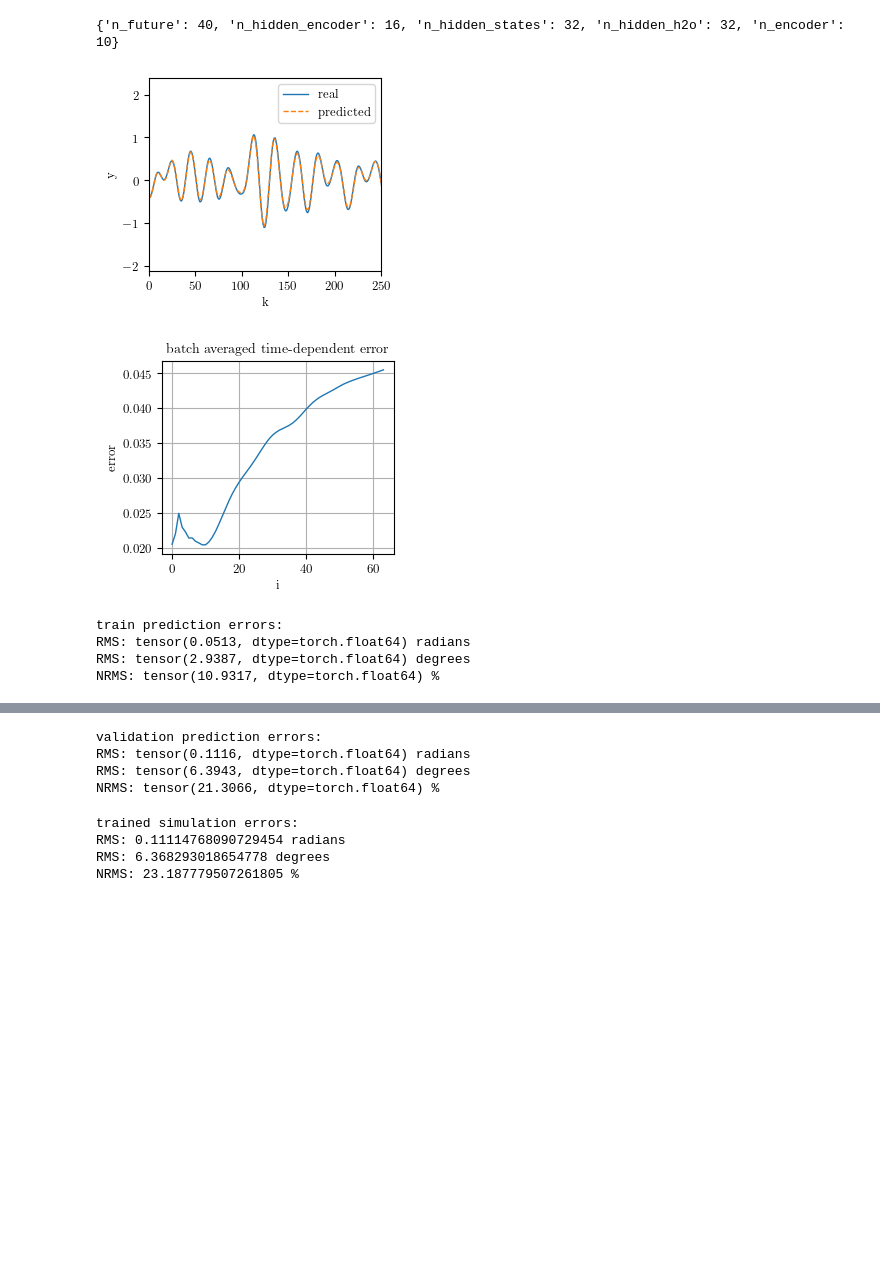
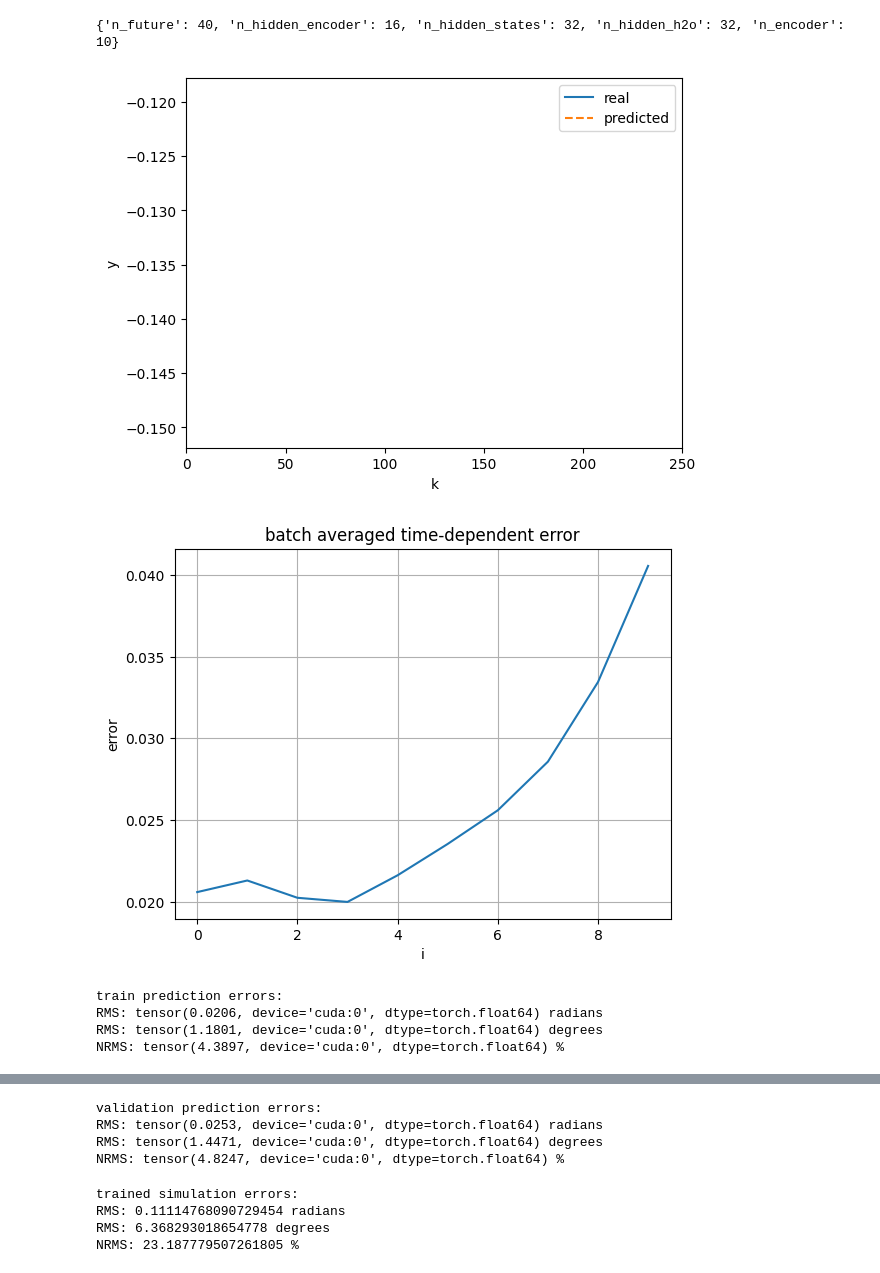
Before and after one commit to osilian/ml4sc-project, a Jupyter notebook: disc-benchmark-files/identification_RNN_clean.ipynb, the cells around one changed output, grey strips where cells are left out. Saved outputs shown, nothing was run; the diff lists cells and outputs as text; code cells hidden in the pictures; blank space fills up the shorter version.

Commit message:
Trained some net and fix for prediction plot

```diff
--- a/disc-benchmark-files/identification_RNN_clean.ipynb
+++ b/disc-benchmark-files/identification_RNN_clean.ipynb
@@ -108,8 +108,7 @@ def make_OE_init_state_data(udata, ydata, nf=100, n_encode=20):
     return np.array(hist), np.array(U), np.array(Y)
 # %%
 #'n_future': 40, 'n_hidden_encoder': 16, 'n_hidden_states': 32, 'n_hidden_h2o': 32, 'n_encoder': 10
-
-nfuture = 40
+nfuture = 10
 n_encode = 10
 n_burn = 0
 
@@ -119,12 +118,12 @@ histval,   Uval,   Yval   = convert(make_OE_init_state_data(u_val,   y_val,   nf
 
 
 #model = simple_lstm(n_hidden_states=10,n_encoder=n_encode)
-model = simple_encoder_RNN(n_hidden_encoder=16,n_hidden_states=32,n_hidden_h2o=32,n_encoder=n_encode)
+model = simple_encoder_RNN(n_hidden_encoder=32,n_hidden_states=8,n_hidden_h2o=64,n_encoder=n_encode)
 model = model.to(device=device) # Move the model to the GPU
-optimizer = torch.optim.Adam(model.parameters(),lr=1e-3)
-batch_size = 64
+optimizer = torch.optim.Adam(model.parameters(),lr=1e-4)
+batch_size = 1028
 ids = np.arange(len(Utrain),dtype=int)
-for epoch in range(50):
+for epoch in range(500):
     model.train()
     for i in range(0,len(Utrain),batch_size):
         ids_now = ids[i:i+batch_size]
@@ -263,7 +262,11 @@ print(best_params)
 # %% [output]
 {'n_future': 40, 'n_hidden_encoder': 16, 'n_hidden_states': 32, 'n_hidden_h2o': 32, 'n_encoder': 10}
 # %%
-load = True
+save = False
+if save:
+  torch.save(model.state_dict(),"RNN_40.pt")
+
+load = False
 if load:
     nfuture = 64
     n_hidden_states = 8
@@ -275,8 +278,9 @@ if load:
     histtrain, Utrain, Ytrain = convert(make_OE_init_state_data(u_train, y_train, nf=nfuture,            n_encode=n_encode))
     histval,   Uval,   Yval   = convert(make_OE_init_state_data(u_val,   y_val,   nf=len(u_val)-n_encode, n_encode=n_encode))
 # %%
-
-
+# predction val set
+histtrain, Utrain, Ytrain = convert(make_OE_init_state_data(u_train, y_train, nf=nfuture,            n_encode=n_encode))
+histval,   Uval,   Yval   = convert(make_OE_init_state_data(u_val,   y_val,   nf=1, n_encode=n_encode))
 with torch.no_grad():
     plt.plot((Yval[0]*y_std + y_mean).cpu())
     model.eval()
@@ -293,42 +297,42 @@ with torch.no_grad():
     plt.xlabel('i')
     plt.grid()
     plt.show()
 
     model.eval()
     histtrain, Utrain, Ytrain = convert(make_OE_init_state_data(u_train, y_train, nf=nfuture,            n_encode=n_encode))
-    histval,   Uval,   Yval   = convert(make_OE_init_state_data(u_val,   y_val,   nf=len(u_val)-n_encode, n_encode=n_encode))
-    histTrainEval, UTrainEval, YTrainEval = convert(make_OE_init_state_data(u_train, y_train, nf=len(u_train)-n_encode, n_encode=n_encode))
+    histval,   Uval,   Yval   = convert(make_OE_init_state_data(u_val,   y_val,   nf=1, n_encode=n_encode))
+    histTrainEval, UTrainEval, YTrainEval = convert(make_OE_init_state_data(u_train, y_train, nf=1, n_encode=n_encode))
 
-    Ytrain = YTrainEval[0] * y_std + y_mean
-    Ytrain_pred = model(inputs=UTrainEval,hist=histTrainEval)[0] * y_std + y_mean
+    Ytrain = YTrainEval * y_std + y_mean
+    Ytrain_pred = model(inputs=UTrainEval,hist=histTrainEval) * y_std + y_mean
     print('train prediction errors:')
     print('RMS:', torch.mean((Ytrain_pred-Ytrain)**2)**0.5,'radians')
     print('RMS:', torch.mean((Ytrain_pred-Ytrain)**2)**0.5/(2*np.pi)*360,'degrees')
     print('NRMS:', torch.mean((Ytrain_pred-Ytrain)**2)**0.5/y_std*100,'%')
     res = Ytrain_pred - Ytrain #b)
     plt.figure(figsize=(12,5)) #b)
     plt.plot(Ytrain.cpu()) #b)
     plt.plot(res.cpu()) #b)
     plt.xlabel('time index'); plt.ylabel('y'); plt.legend(['y','y - y predic'])#b)
     #plt.xlim(0,250)
     plt.show() #b)
 
-    Yval = Yval[0] * y_std + y_mean
-    Yval_pred = model(inputs=Uval,hist=histval)[0] * y_std + y_mean
+    Yval = Yval * y_std + y_mean
+    Yval_pred = model(inputs=Uval,hist=histval) * y_std + y_mean
     res = Yval_pred - Yval #b)
     plt.figure(figsize=(12,5)) #b)
     plt.plot(Yval.cpu()) #b)
     plt.plot(res.cpu()) #b)
     plt.xlabel('time index'); plt.ylabel('y'); plt.legend(['y','y - y predic'])#b)
     plt.show() #b)
     print('validation prediction errors:')
     print('RMS:', torch.mean((Yval_pred-Yval)**2)**0.5,'radians')
     print('RMS:', torch.mean((Yval_pred-Yval)**2)**0.5/(2*np.pi)*360,'degrees')
     print('NRMS:', torch.mean((Yval_pred-Yval)**2)**0.5/Yval.std()*100,'%')
 # %% [output]
-[figure, old version]
+[figure, new version]
-[figure, old version]
+[figure, new version]
 train prediction errors:
-RMS: tensor(0.0513, dtype=torch.float64) radians
-RMS: tensor(2.9387, dtype=torch.float64) degrees
-NRMS: tensor(10.9317, dtype=torch.float64) %
+RMS: tensor(0.0206, device='cuda:0', dtype=torch.float64) radians
+RMS: tensor(1.1801, device='cuda:0', dtype=torch.float64) degrees
+NRMS: tensor(4.3897, device='cuda:0', dtype=torch.float64) %
@@ -337,7 +341,7 @@ NRMS: tensor(10.9317, dtype=torch.float64) %
 validation prediction errors:
-RMS: tensor(0.1116, dtype=torch.float64) radians
-RMS: tensor(6.3943, dtype=torch.float64) degrees
-NRMS: tensor(21.3066, dtype=torch.float64) %
+RMS: tensor(0.0253, device='cuda:0', dtype=torch.float64) radians
+RMS: tensor(1.4471, device='cuda:0', dtype=torch.float64) degrees
+NRMS: tensor(4.8247, device='cuda:0', dtype=torch.float64) %
 # %%
 # Set up simulation for identified net
 #### What's done with the na and nb here???
```
Also changed, not shown: parts of 4 cells of this notebook.
